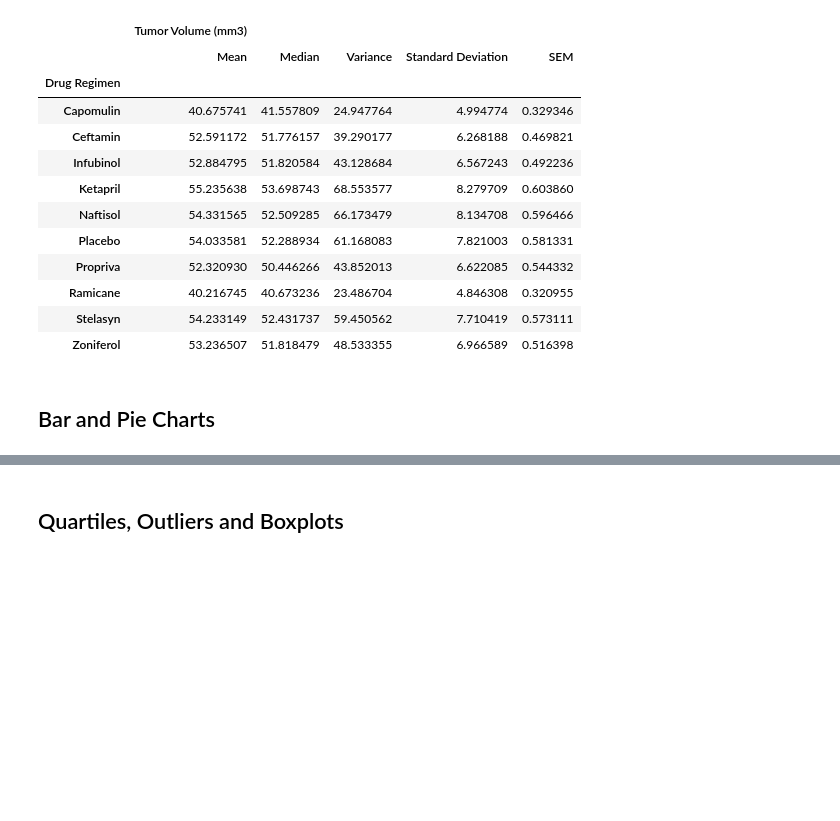
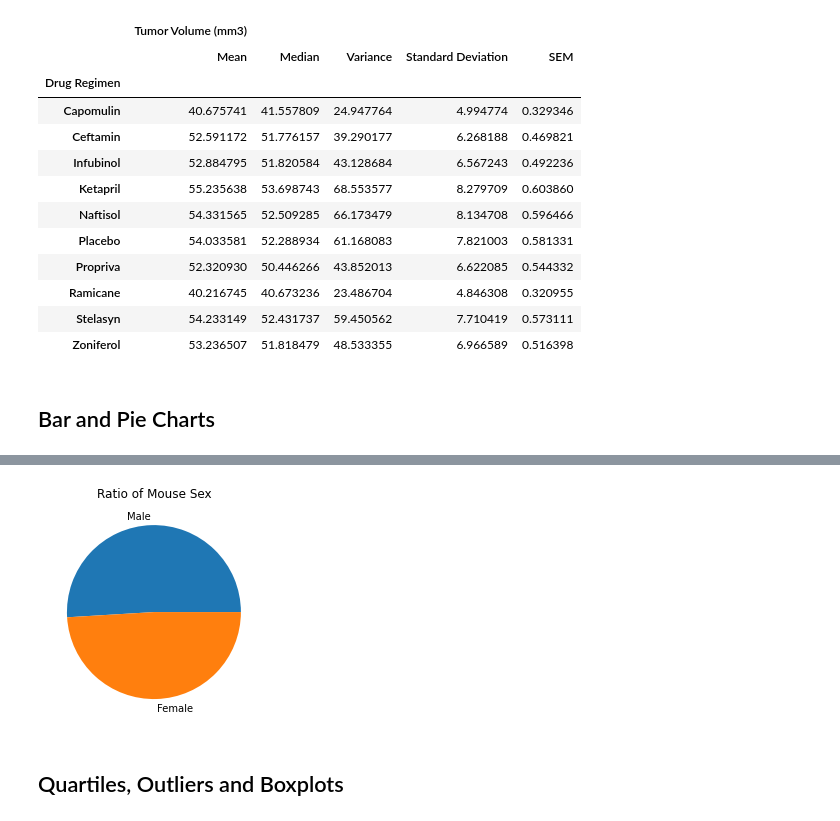
Before and after one commit to danijmartin/matplotlib-challenge, a Jupyter notebook: pymaceuticals.ipynb, the cells around one changed output, grey strips where cells are left out. Cells and saved outputs as stored; diff of their text form; code cells hidden in the pictures; blank space fills up the shorter version.

```diff
--- a/pymaceuticals.ipynb
+++ b/pymaceuticals.ipynb
@@ -128,5 +132,10 @@ plt.show()
 # %%
 # Generate a pie plot showing the distribution of female versus male mice using pyplot
+plt.pie(combined_data.Sex.value_counts(), labels=['Male', 'Female'])
+plt.title('Ratio of Mouse Sex')
+plt.show()
+# %% [output]
+[figure, added]
 # %% [markdown]
 ## Quartiles, Outliers and Boxplots
 # %%
```
Also changed, not shown: parts of 3 cells of this notebook.
